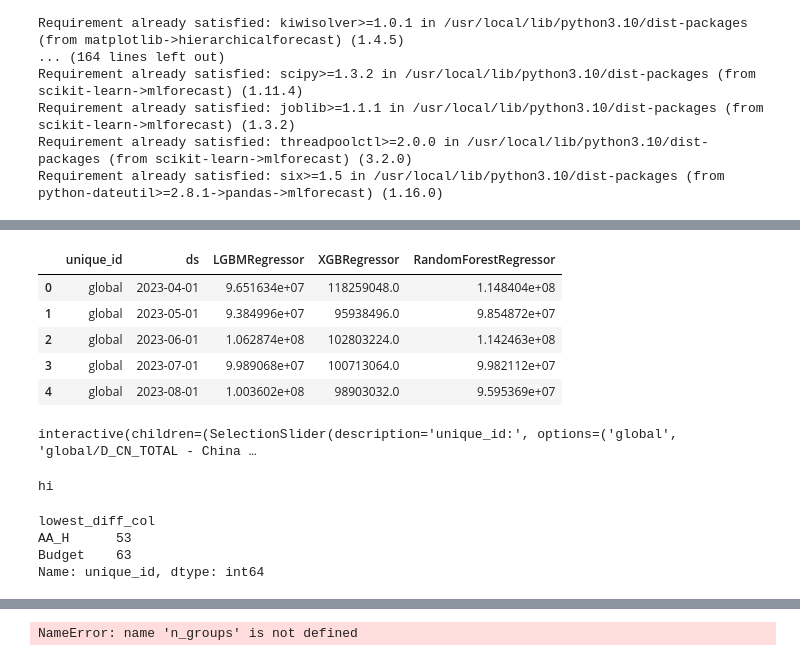
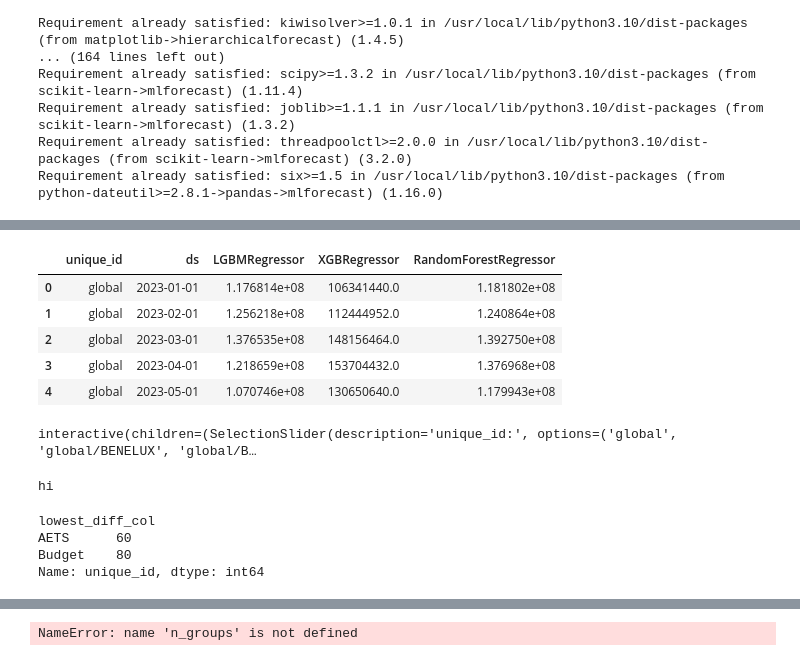
Before and after one commit to achett/Hierarchical-Model, a Jupyter notebook: Bayesian_Hierarchical_Model.ipynb, the cells around one changed output, grey strips where cells are left out. Drawn from its saved outputs; the diff is of its cells as text; code cells hidden in the pictures.

Commit message:
AETS: 60, AETS_H: 57, TimeGPT: 53, PAM: 54, RF: 42, XGB: 44, LGBM: 41, Prophet: 28

```diff
--- a/Bayesian_Hierarchical_Model.ipynb
+++ b/Bayesian_Hierarchical_Model.ipynb
@@ -53,7 +53,11 @@ from hierarchicalforecast.methods import BottomUp, TopDown, MiddleOut, MinTrace,
 # PARAMS
 ##############
 fct_periods = 12
+fct_st_date = '2023-04-01'
 fct_end_date = '2023-12-01'
+
+inputFile = '/content/drive/MyDrive/Colab Notebooks/Revenue Prediction/data/regional_hierarchy.csv'
+r_hier = pd.read_csv(inputFile)
 # %%
 ##############
 # DATA LOAD - BUDGET
@@ -116,18 +132,22 @@ pam = pam.drop_duplicates()
 from hierarchicalforecast.utils import aggregate
 
 inputFile = '/content/drive/MyDrive/Colab Notebooks/Revenue Prediction/data/volume_output.csv'
-data = pd.read_csv(inputFile)
+data_raw = pd.read_csv(inputFile)
+
+# Merge hierarchy
+data_raw = data_raw.merge(r_hier, how='left', on='cost_object')
 
 # Sample data
-products2include = ['TAMSUL_TAB - Tamsulosin tab', 'TAMSULOSIN - Tamsulosin HCl', 'SOLIFENACN - Solifenacin Succinate']
+products2include = ['TAMSUL_TAB - Tamsulosin tab', 'TAMSULOSIN - Tamsulosin HCl', 'SOLIFENACN - Solifenacin Succinate', 'SOLIF_TAMS - Solifenacin / Tamsulosin']
 # products2include = ['SOLIFENACN - Solifenacin Succinate', 'TAMSULOSIN - Tamsulosin HCl']
-data = data[data['product'].isin(products2include)]
+data = data_raw[data_raw['product'].isin(products2include)]
 
 # Create hierarchical dataframe
 data['top_level'] = 'global'
-data.rename(columns={'cost_object': 'middle_level'}, inplace=True)
+data.rename(columns={'region': 'level2'}, inplace=True)
+data.rename(columns={'cost_object': 'level3'}, inplace=True)
 data.rename(columns={'product': 'bottom_level'}, inplace=True)
-data = data[['middle_level', 'bottom_level', 'top_level', 'ds', 'value']]
+data = data[['level2', 'level3', 'bottom_level', 'top_level', 'ds', 'value']]
 
 # Update columns
 data['ds'] = pd.to_datetime(data['ds'])
@@ -135,12 +155,13 @@ data.rename(columns={'value': 'y'}, inplace=True)
 
 # Create hierarchical structure and constraints
 hierarchy_levels = [['top_level'],
-                    ['top_level', 'middle_level'],
-                    ['top_level', 'middle_level', 'bottom_level']]
+                    ['top_level', 'level2'],
+                    ['top_level', 'level2', 'level3'],
+                    ['top_level', 'level2', 'level3', 'bottom_level']]
 
 Y_hier_df, S_df, tags = aggregate(df=data, spec=hierarchy_levels)
 Y_hier_df = Y_hier_df.reset_index()
 
 #split train/test sets
-Y_test_df  = Y_hier_df.groupby('unique_id').tail(9)
+Y_test_df  = Y_hier_df.groupby('unique_id').tail(fct_periods)
 Y_train_df = Y_hier_df.drop(Y_test_df.index)
@@ -364,8 +326,11 @@ from sklearn import linear_model
 inputFile = '/content/drive/MyDrive/Colab Notebooks/Revenue Prediction/data/volume_output.csv'
 features = pd.read_csv(inputFile)
 
-features['unique_id'] = 'global' + '/' + features['cost_object'] + '/' + features['product']
-features = features[['unique_id', 'cost_object', 'product']].drop_duplicates()
+# Merge hierarchy
+features = features.merge(r_hier, how='left', on='cost_object')
+
+features['unique_id'] = 'global' + '/' + features['region'] + '/' + features['cost_object'] + '/' + features['product']
+features = features[['unique_id', 'region', 'cost_object', 'product']].drop_duplicates()
 
 Y_train_df_ml = Y_train_df.merge(features, on='unique_id', how='left')
 
@@ -373,11 +338,12 @@ Y_train_df_ml = Y_train_df.merge(features, on='unique_id', how='left')
 label_encoder = LabelEncoder()
 
 # Encoding 'cost_object' and 'product'
+Y_train_df_ml['region_encoded'] = label_encoder.fit_transform(Y_train_df_ml['region'])
 Y_train_df_ml['cost_object_encoded'] = label_encoder.fit_transform(Y_train_df_ml['cost_object'])
 Y_train_df_ml['product_encoded'] = label_encoder.fit_transform(Y_train_df_ml['product'])
 
 # Subset
-Y_train_df_ml2 = Y_train_df_ml[['unique_id', 'ds', 'y', 'cost_object_encoded','product_encoded']]
+Y_train_df_ml2 = Y_train_df_ml[['unique_id', 'ds', 'y', 'region_encoded', 'cost_object_encoded','product_encoded']]
 
 models = [
     # linear_model.BayesianRidge(),
@@ -390,38 +356,38 @@ models = [
 from mlforecast import MLForecast
 from mlforecast.target_transforms import Differences
 from numba import njit
 from window_ops.expanding import expanding_mean
 from window_ops.rolling import rolling_mean
 
 
 @njit
 def rolling_mean_quarter(x):
     return rolling_mean(x, window_size=6)
 
 
 fcst = MLForecast(
     models=models,
     freq='MS',
     lags=[1, 2, 3, 6, 12],
     lag_transforms={
         1: [expanding_mean],
         7: [rolling_mean_quarter]
     },
     date_features=['month']
     # ,target_transforms=[Differences([1])],
 )
 
-fcst.fit(Y_train_df_ml2, static_features=['cost_object_encoded', 'product_encoded'])
+fcst.fit(Y_train_df_ml2, static_features=['region_encoded', 'cost_object_encoded', 'product_encoded'])
 
 # Predict
 ml_models = fcst.predict(fct_periods)
 ml_models.head()
 # %% [output]
 |  | unique_id | ds | LGBMRegressor | XGBRegressor | RandomForestRegressor |
-| 0 | global | 2023-04-01 | 9.651634e+07 | 118259048.0 | 1.148404e+08 |
-| 1 | global | 2023-05-01 | 9.384996e+07 | 95938496.0 | 9.854872e+07 |
-| 2 | global | 2023-06-01 | 1.062874e+08 | 102803224.0 | 1.142463e+08 |
-| 3 | global | 2023-07-01 | 9.989068e+07 | 100713064.0 | 9.982112e+07 |
-| 4 | global | 2023-08-01 | 1.003602e+08 | 98903032.0 | 9.595369e+07 |
+| 0 | global | 2023-01-01 | 1.176814e+08 | 106341440.0 | 1.181802e+08 |
+| 1 | global | 2023-02-01 | 1.256218e+08 | 112444952.0 | 1.240864e+08 |
+| 2 | global | 2023-03-01 | 1.376535e+08 | 148156464.0 | 1.392750e+08 |
+| 3 | global | 2023-04-01 | 1.218659e+08 | 153704432.0 | 1.376968e+08 |
+| 4 | global | 2023-05-01 | 1.070746e+08 | 130650640.0 | 1.179943e+08 |
 # %%
 # Create data to plot
@@ -506,7 +473,7 @@ def plot_data(unique_id, x_column, y_columns):
 
     perc_diff_data = pd.DataFrame(perc_diff_rows)
     display(perc_diff_data)
-    # display(display_data)
+    display(display_data)
 
 # Create widgets
 # unique_id_selector = widgets.Dropdown(options=data2plot['unique_id'].unique(), description='unique_id:')
@@ -519,13 +486,13 @@ unique_id_selector = widgets.SelectionSlider(
 )
 
 x_column = widgets.Dropdown(options=data2plot.columns, value=data2plot.columns[1], description='X-axis:')
-y_columns = widgets.SelectMultiple(options=data2plot.columns, value=[data2plot.columns[3], data2plot.columns[4], data2plot.columns[5], data2plot.columns[6], data2plot.columns[7], data2plot.columns[8]], description='Y-axis:')
+y_columns = widgets.SelectMultiple(options=data2plot.columns, value=[data2plot.columns[2], data2plot.columns[3], data2plot.columns[4], data2plot.columns[5], data2plot.columns[6], data2plot.columns[7], data2plot.columns[8]], description='Y-axis:')
 
 # Display interactive plot
 interact(plot_data, unique_id=unique_id_selector, x_column=x_column, y_columns=y_columns)
 print('hi')
 # %% [output]
-interactive(children=(SelectionSlider(description='unique_id:', options=('global', 'global/D_CN_TOTAL - China …
+interactive(children=(SelectionSlider(description='unique_id:', options=('global', 'global/BENELUX', 'global/B…
 hi
 # %%
 ########################
@@ -540,11 +507,14 @@ numeric_cols = data4metrics.columns.drop(['unique_id', 'ds'])
 # Sum up the values for each unique_id
 summed_df = data4metrics.groupby('unique_id')[numeric_cols].sum()
 
+# Remove columns with no actuals
+summed_df = summed_df[summed_df['Actuals'] != 0]
+
 # Calculate percentage differences from 'Actuals'
 percentage_diff = summed_df.subtract(summed_df['Actuals'], axis=0).div(summed_df['Actuals'], axis=0).abs()
 
 # Drop the 'Actuals' column as we don't need to compare it with itself
-percentage_diff.drop(columns=['Actuals', 'Actuals (Train)', 'AutoARIMA', 'LGBM', 'PAM', 'ES', 'RF', 'TimeGPT', 'XGB', 'Prophet'], inplace=True)
+percentage_diff.drop(columns=['Actuals', 'Actuals (Train)', 'TimeGPT', 'PAM', 'LGBM', 'XGB', 'Prophet', 'AETS_H', 'RF'], inplace=True)
 # percentage_diff.drop(columns=['Actuals', 'Actuals (Train)'], inplace=True)
 
 # Find the column with the lowest percentage difference for each unique_id
@@ -558,8 +528,8 @@ winner = data4metrics[data4metrics['unique_id'].isin(budget['unique_id'])].group
 winner['unique_id'].nunique()
 # %% [output]
 lowest_diff_col
-AA_H      53
-Budget    63
+AETS      60
+Budget    80
 Name: unique_id, dtype: int64
 # %%
 winner.get_group('Budget')['unique_id'].unique()
```
Also changed, not shown: parts of 9 cells of this notebook.
